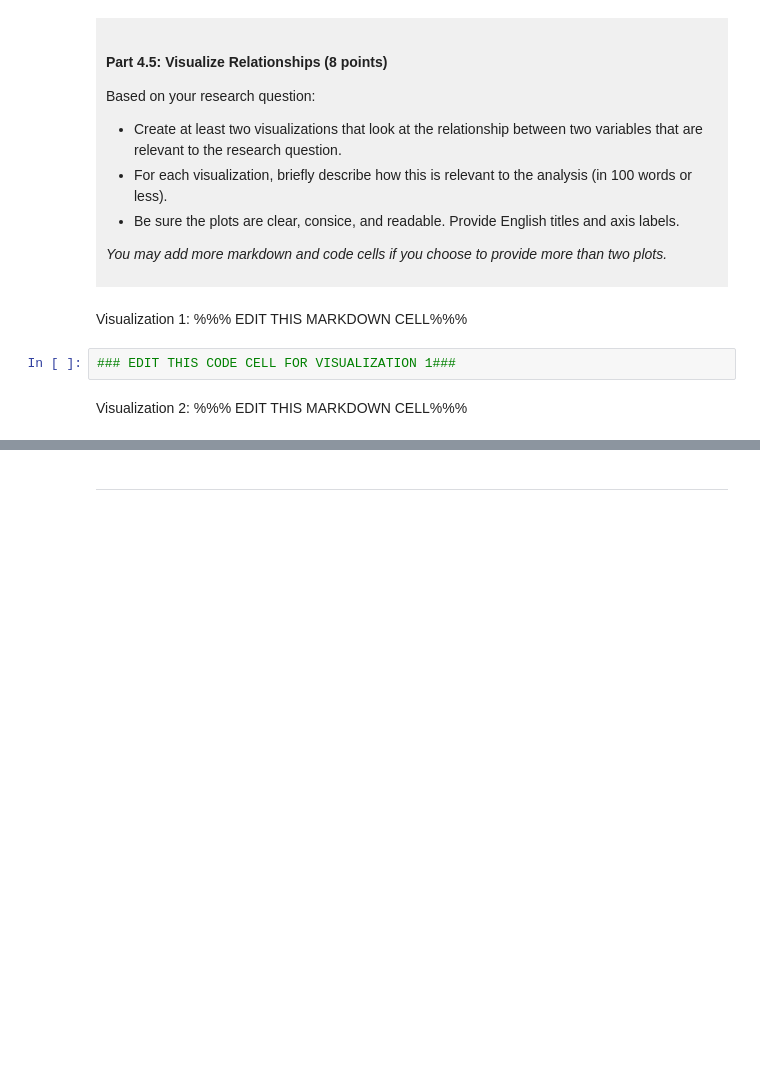
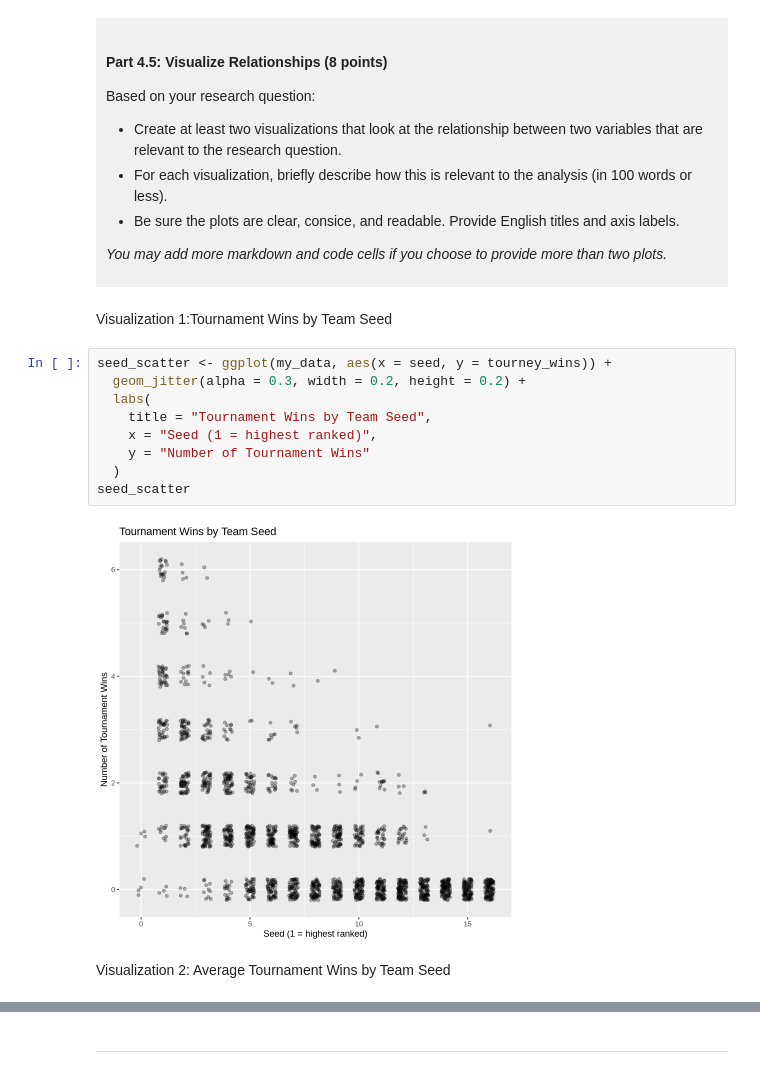
Before and after one commit to afox2909/dsci100_project_athenefox, a Jupyter notebook: dsci-100-project-notebook.ipynb, the cells around one changed output, grey strips where cells are left out. Cells and saved outputs as stored; diff of their text form; blank space fills up the shorter version.

```diff
--- a/dsci-100-project-notebook.ipynb
+++ b/dsci-100-project-notebook.ipynb
@@ -330,9 +392,18 @@ Based on your research question:
 *You may add more markdown and code cells if you choose to provide more than two plots.*
 </div>
 # %% [markdown]
-Visualization 1: %%% EDIT THIS MARKDOWN CELL%%%
+Visualization 1:Tournament Wins by Team Seed
 # %%
-### EDIT THIS CODE CELL FOR VISUALIZATION 1###
+seed_scatter <- ggplot(my_data, aes(x = seed, y = tourney_wins)) +
+  geom_jitter(alpha = 0.3, width = 0.2, height = 0.2) +
+  labs(
+    title = "Tournament Wins by Team Seed",
+    x = "Seed (1 = highest ranked)",
+    y = "Number of Tournament Wins"
+  )
+seed_scatter
+# %% [output]
+[figure, added]
 # %% [markdown]
-Visualization 2: %%% EDIT THIS MARKDOWN CELL%%%
+Visualization 2: Average Tournament Wins by Team Seed
 # %%
```
Also changed, not shown: parts of 11 cells of this notebook.
